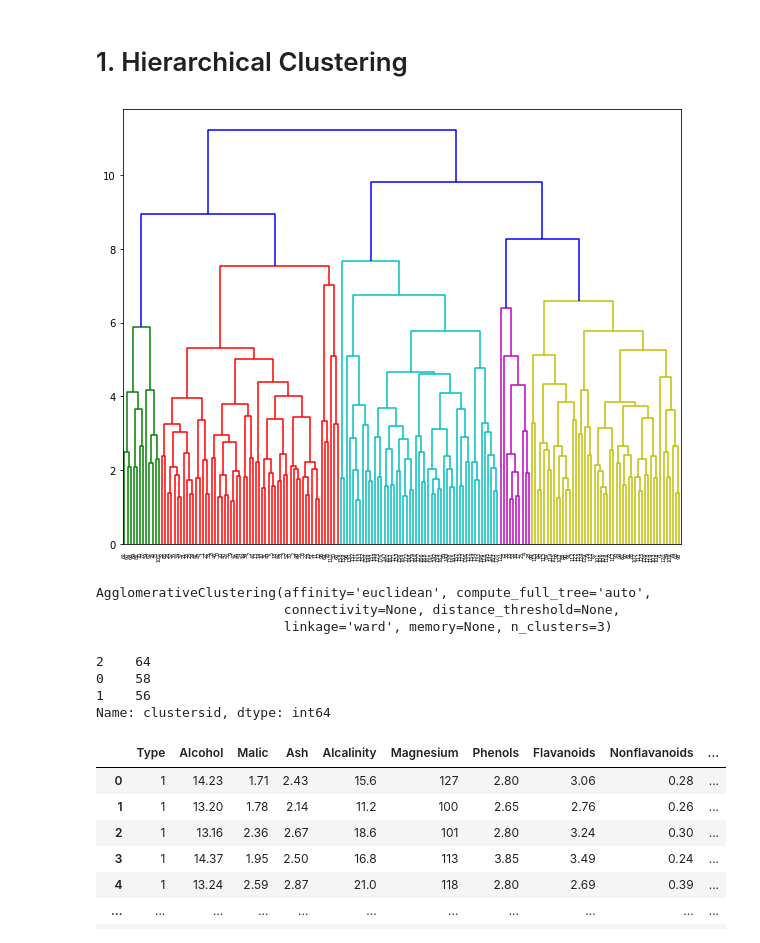
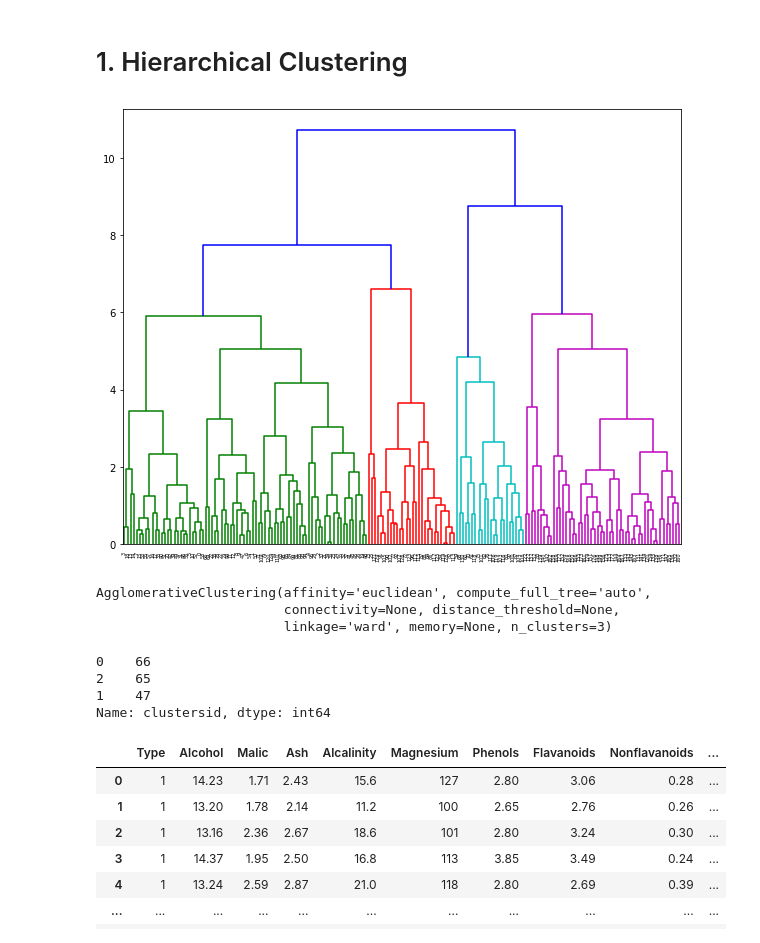
Before and after one commit to rewatevijaykumar/excelr-pca, a Jupyter notebook: Assignment_8_PCA.ipynb, the cells around one changed output. Saved outputs shown, nothing was run; the diff lists cells and outputs as text; code cells hidden in the pictures.

```diff
--- a/Assignment_8_PCA.ipynb
+++ b/Assignment_8_PCA.ipynb
@@ -165,0 +169,4 @@ array([[ 0.1443294 , -0.24518758, -0.00205106, -0.23932041,  0.14199204,
+# %%
+# Save components to a DataFrame
+PCA_components = pd.DataFrame(wine_pca)
+PCA_components
@@ -221,9 +249,9 @@ from sklearn.preprocessing import normalize
 # %%
 # As we already have normalized data, create Dendrograms
 plt.figure(figsize=(10,8))
-dendrogram=sch.dendrogram(sch.linkage(wine_norm,'complete'))
+dendrogram=sch.dendrogram(sch.linkage(PCA_components.iloc[:,:3],'complete'))
 # %% [output]
-[figure, old version]
+[figure, new version]
 # %%
 # Create Clusters (y)
 hclusters=AgglomerativeClustering(n_clusters=3,affinity='euclidean',linkage='ward')
@@ -233,12 +261,12 @@ AgglomerativeClustering(affinity='euclidean', compute_full_tree='auto',
                         connectivity=None, distance_threshold=None,
                         linkage='ward', memory=None, n_clusters=3)
 # %%
-y=pd.DataFrame(hclusters.fit_predict(wine_norm),columns=['clustersid'])
+y=pd.DataFrame(hclusters.fit_predict(PCA_components.iloc[:,:3]),columns=['clustersid'])
 y['clustersid'].value_counts()
 # %% [output]
-2    64
-0    58
-1    56
+0    66
+2    65
+1    47
 Name: clustersid, dtype: int64
 # %%
 # Adding clusters to dataset
```
Also changed, not shown: parts of 10 cells of this notebook.
